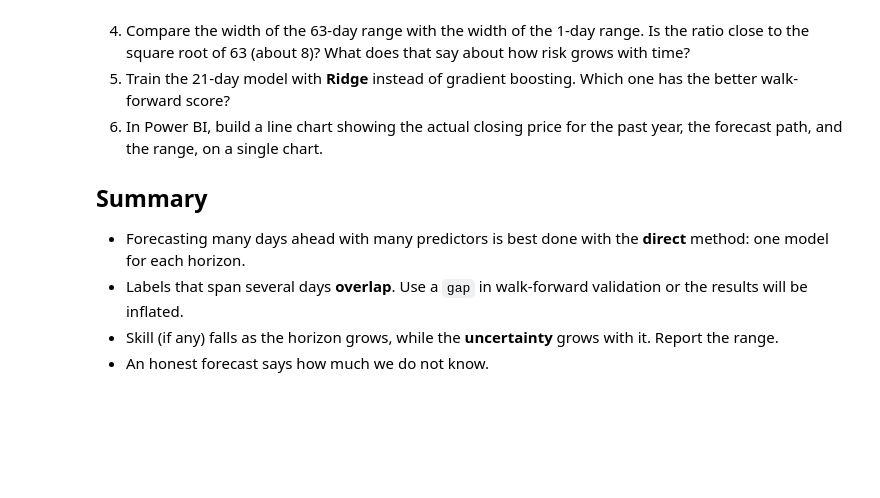
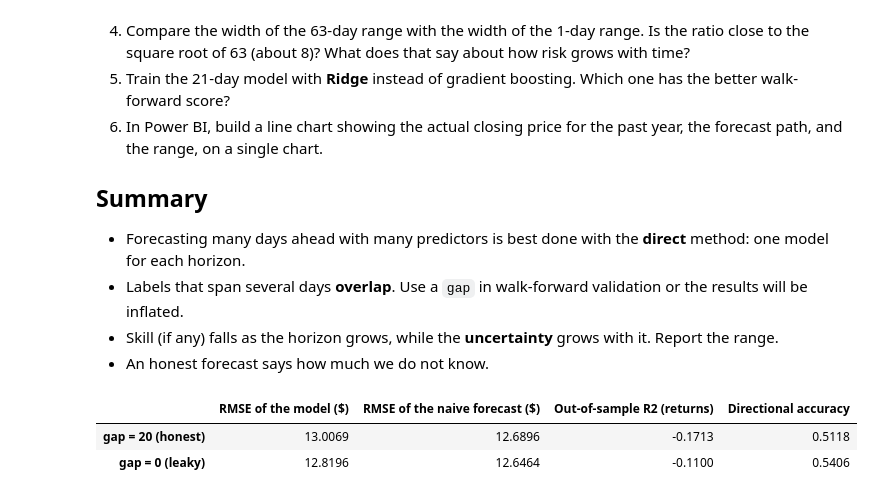
Before and after one commit to samiya15/A2-timeseries, a Jupyter notebook: 7_multi_horizon_forecast_and_power_bi_export.ipynb, the cells around one changed output. Drawn from its saved outputs; the diff is of its cells as text; code cells hidden in the pictures; blank space fills up the shorter version.

```diff
--- a/7_multi_horizon_forecast_and_power_bi_export.ipynb
+++ b/7_multi_horizon_forecast_and_power_bi_export.ipynb
@@ -343,3 +333,25 @@ A note on the dates in `forecast_backtest.csv`: the `date` column holds the **fo
 - Labels that span several days **overlap**. Use a `gap` in walk-forward validation or the results will be inflated.
 - Skill (if any) falls as the horizon grows, while the **uncertainty** grows with it. Report the range.
 - An honest forecast says how much we do not know.
+# %%
+# Exercise 3: horizon 21 with the honest gap (20) and with no gap (0)
+h = 21
+data_h = make_dataset(frame, horizon=h).dropna(subset=["target_return"])
+X_h, y_h = data_h[ALL_FEATURES], data_h["target_return"]
+
+rows = {}
+for label, gap in {"gap = 20 (honest)": h - 1, "gap = 0 (leaky)": 0}.items():
+    splits_h = list(walk_forward_splits(len(data_h), config.INITIAL_TRAIN, config.TEST_SIZE, gap=gap))
+    point = walk_forward_predict(lambda: make_boosting(), X_h, y_h, splits_h)
+    m = point.notna()
+    rows[label] = {
+        "RMSE of the model ($)": rmse(data_h.loc[m, "target_close"], data_h.loc[m, "close"] * np.exp(point[m])),
+        "RMSE of the naive forecast ($)": rmse(data_h.loc[m, "target_close"], data_h.loc[m, "close"]),
+        "Out-of-sample R2 (returns)": out_of_sample_r2(y_h[m], point[m]),
+        "Directional accuracy": directional_accuracy(y_h[m], point[m]),
+    }
+pd.DataFrame(rows).T.round(4)
+# %% [output]
+|  | RMSE of the model ($) | RMSE of the naive forecast ($) | Out-of-sample R2 (returns) | Directional accuracy |
+| gap = 20 (honest) | 13.0069 | 12.6896 | -0.1713 | 0.5118 |
+| gap = 0 (leaky) | 12.8196 | 12.6464 | -0.1100 | 0.5406 |
```
Also changed, not shown: parts of 8 cells of this notebook, 3 other files.
